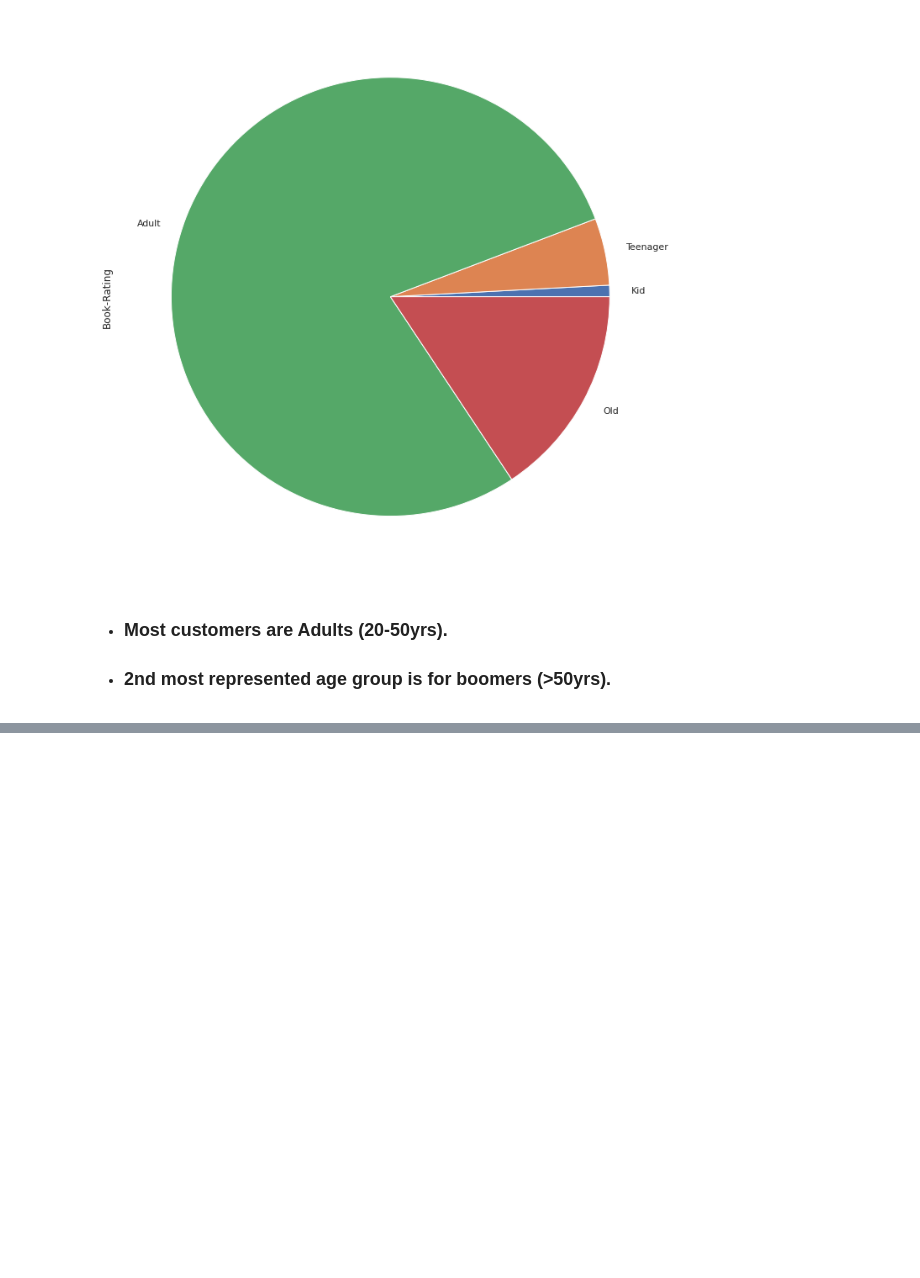
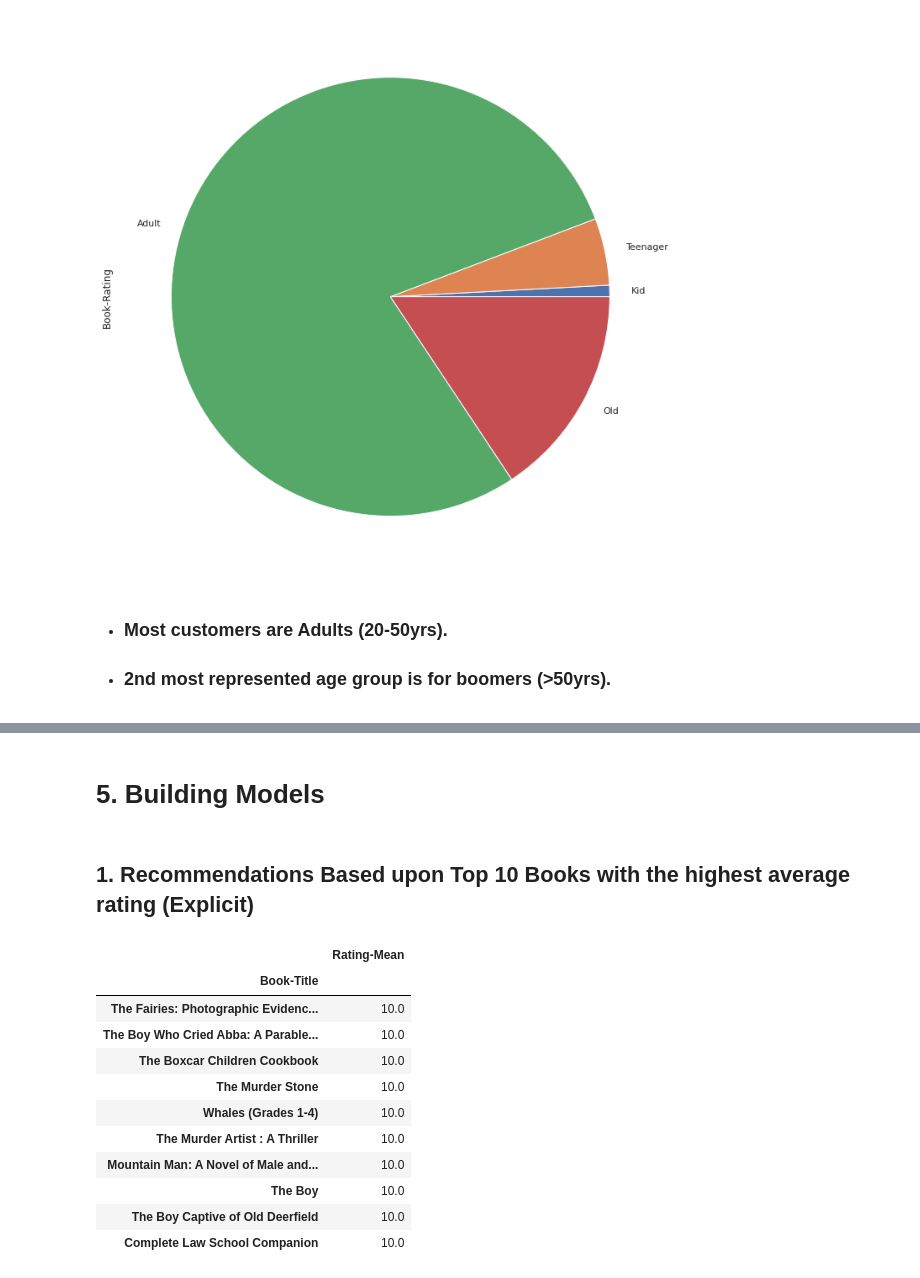
Before and after one commit to Manjari-001/Book-Recommendation-System, a Jupyter notebook: Book_Recommendation_System.ipynb, the cells around one changed output, grey strips where cells are left out. Cells and saved outputs as stored; diff of their text form; code cells hidden in the pictures; blank space fills up the shorter version.

```diff
--- a/Book_Recommendation_System.ipynb
+++ b/Book_Recommendation_System.ipynb
@@ -554,0 +601,7 @@ df_merged.groupby('age_bins')['Book-Rating'].count().plot(kind='pie')
+# %%
+# Storing the value counts of User-ID's in a new variable named counts1
+counts1 = df_merged_updated['User-ID'].value_counts()
+
+# Removing the User-ID's which have rated less than 10 books.
+df_merged_updated= df_merged_updated[df_merged_updated['User-ID'].isin(counts1[counts1 >=10].index)].reset_index()
+df_merged_updated.drop(columns='index', inplace=True)
@@ -554,0 +622,22 @@ df_merged.groupby('age_bins')['Book-Rating'].count().plot(kind='pie')
+# %% [markdown]
+# **5. Building Models**
+# %% [markdown]
+## **1. Recommendations Based upon Top 10 Books with the highest average rating (Explicit)**
+# %%
+# top 10 rated books based on the Rating-Mean colummn
+top_rated = df_merged_updated[['Book-Title', 'Rating-Mean']]
+top_rated = top_rated.groupby(['Book-Title'])['Rating-Mean'].mean().to_frame()
+top_rated.sort_values(by='Rating-Mean', ascending=False).head(10)
+# %% [output]
+|  | Rating-Mean |
+| Book-Title |  |
+| The Fairies: Photographic Evidenc... | 10.0 |
+| The Boy Who Cried Abba: A Parable... | 10.0 |
+| The Boxcar Children Cookbook | 10.0 |
+| The Murder Stone | 10.0 |
+| Whales (Grades 1-4) | 10.0 |
+| The Murder Artist : A Thriller | 10.0 |
+| Mountain Man: A Novel of Male and... | 10.0 |
+| The Boy | 10.0 |
+| The Boy Captive of Old Deerfield | 10.0 |
+| Complete Law School Companion | 10.0 |
```
Also changed, not shown: parts of 109 cells of this notebook.
